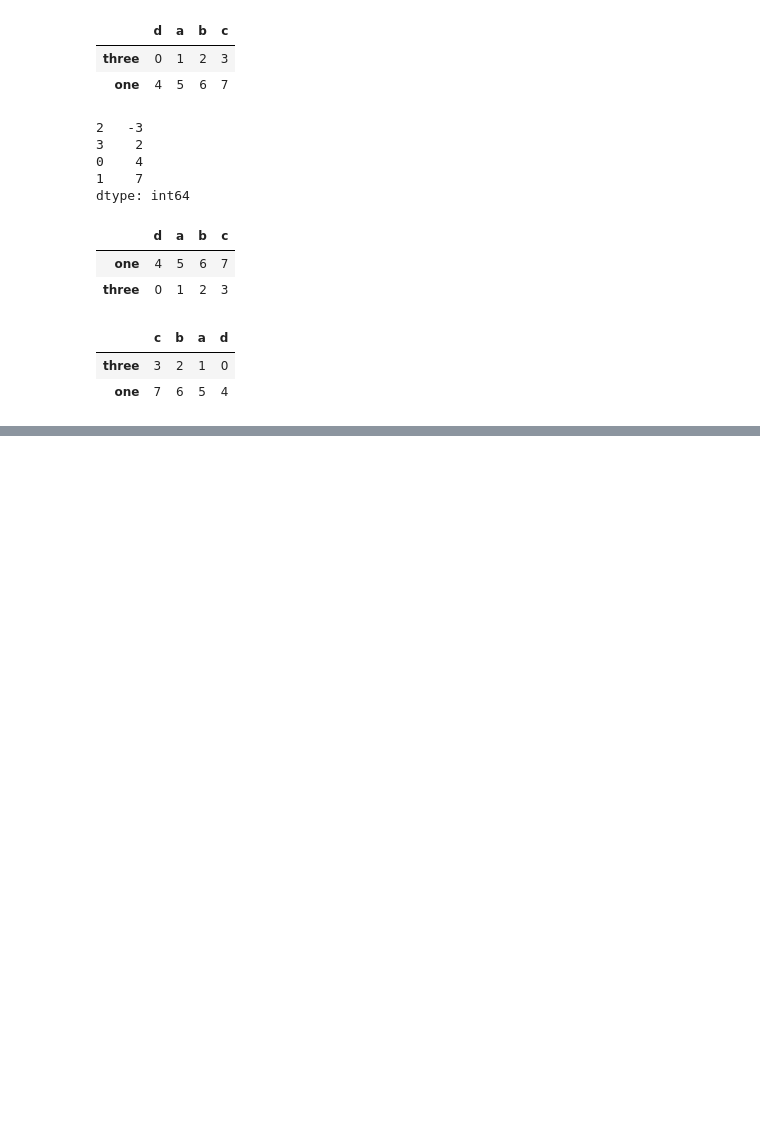
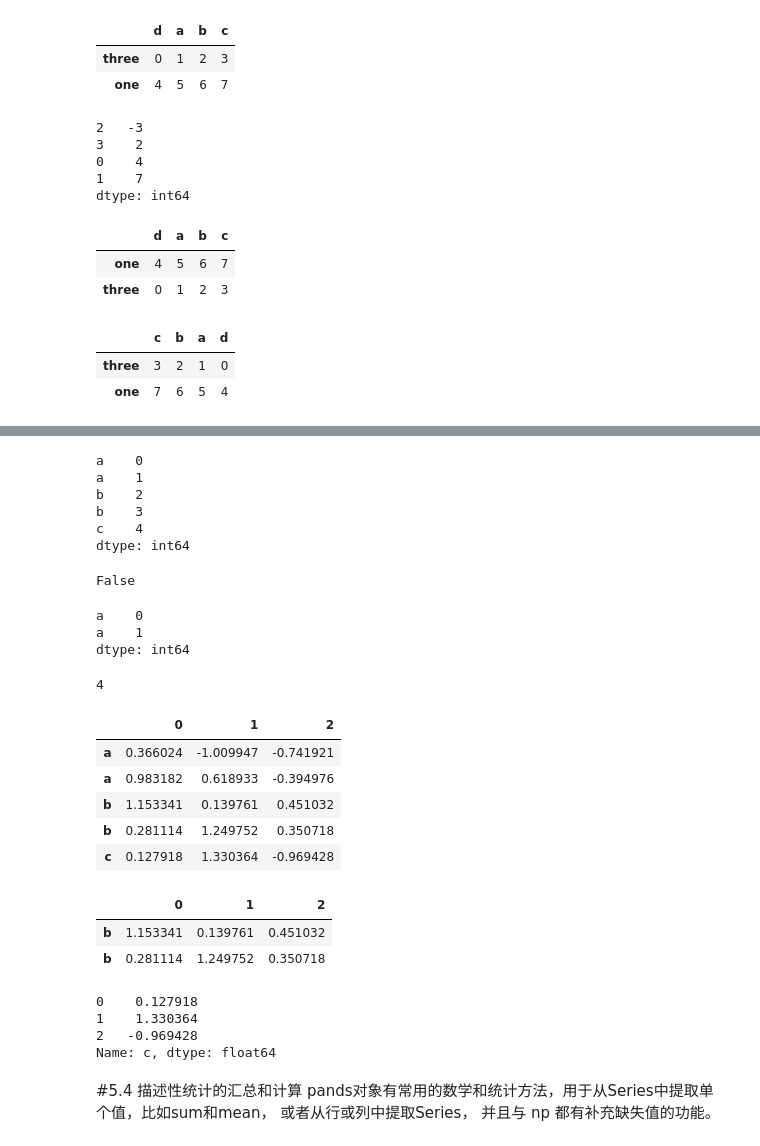
Before and after one commit to ZBC-pro/Using_Python_for_data_analysis, a Jupyter notebook: chapter_5/Pandas_Basic_Function.ipynb, the cells around one changed output, grey strips where cells are left out. Cells and saved outputs as stored; diff of their text form; code cells hidden in the pictures; blank space fills up the shorter version.

```diff
--- a/chapter_5/Pandas_Basic_Function.ipynb
+++ b/chapter_5/Pandas_Basic_Function.ipynb
@@ -1197,0 +1376,61 @@ frame.sort_values(axis=1, by=["three", "one"], ascending=False)
+# %%
+#带有重复标签的轴索引   pandas很多函数都要求索引值唯一，如 reindex，但并不是强制的
+obj = pd.Series(np.arange(5), index=["a", "a", "b", "b", "c"])
+obj
+# %% [output]
+a    0
+a    1
+b    2
+b    3
+c    4
+dtype: int64
+# %%
+#索引的 is_unique 属性可以告诉我们索引值不是唯一的：
+obj.index.is_unique
+# %% [output]
+False
+# %%
+#对于带有重复值的索引，数据选取操作会不同，
+#如果标签对应多个项，则返回 Series，如果对应单个项则返回标量值
+obj["a"]
+# %% [output]
+a    0
+a    1
+dtype: int64
+# %%
+obj["c"]
+# %% [output]
+4
+# %%
+#这样会使代码复杂，因为索引输出类型是会根据标签是不是重复的而发生变化。
+#对 DF 的行或列索引也是如此：
+df = pd.DataFrame(np.random.standard_normal((5, 3)),
+                  index=["a", "a", "b", "b", "c"],
+                  #columns=range(3)
+                  )
+df
+# %% [output]
+|  | 0 | 1 | 2 |
+| a | 0.366024 | -1.009947 | -0.741921 |
+| a | 0.983182 | 0.618933 | -0.394976 |
+| b | 1.153341 | 0.139761 | 0.451032 |
+| b | 0.281114 | 1.249752 | 0.350718 |
+| c | 0.127918 | 1.330364 | -0.969428 |
+# %%
+df.loc["b"]
+# %% [output]
+|  | 0 | 1 | 2 |
+| b | 1.153341 | 0.139761 | 0.451032 |
+| b | 0.281114 | 1.249752 | 0.350718 |
+# %%
+df.loc["c"]
+# %% [output]
+0    0.127918
+1    1.330364
+2   -0.969428
+Name: c, dtype: float64
+# %% [markdown]
+#5.4 描述性统计的汇总和计算
+pands对象有常用的数学和统计方法，用于从Series中提取单个值，比如sum和mean，
+或者从行或列中提取Series，
+并且与 np 都有补充缺失值的功能。
```
Also changed, not shown: parts of 39 cells of this notebook, 3 other files.
